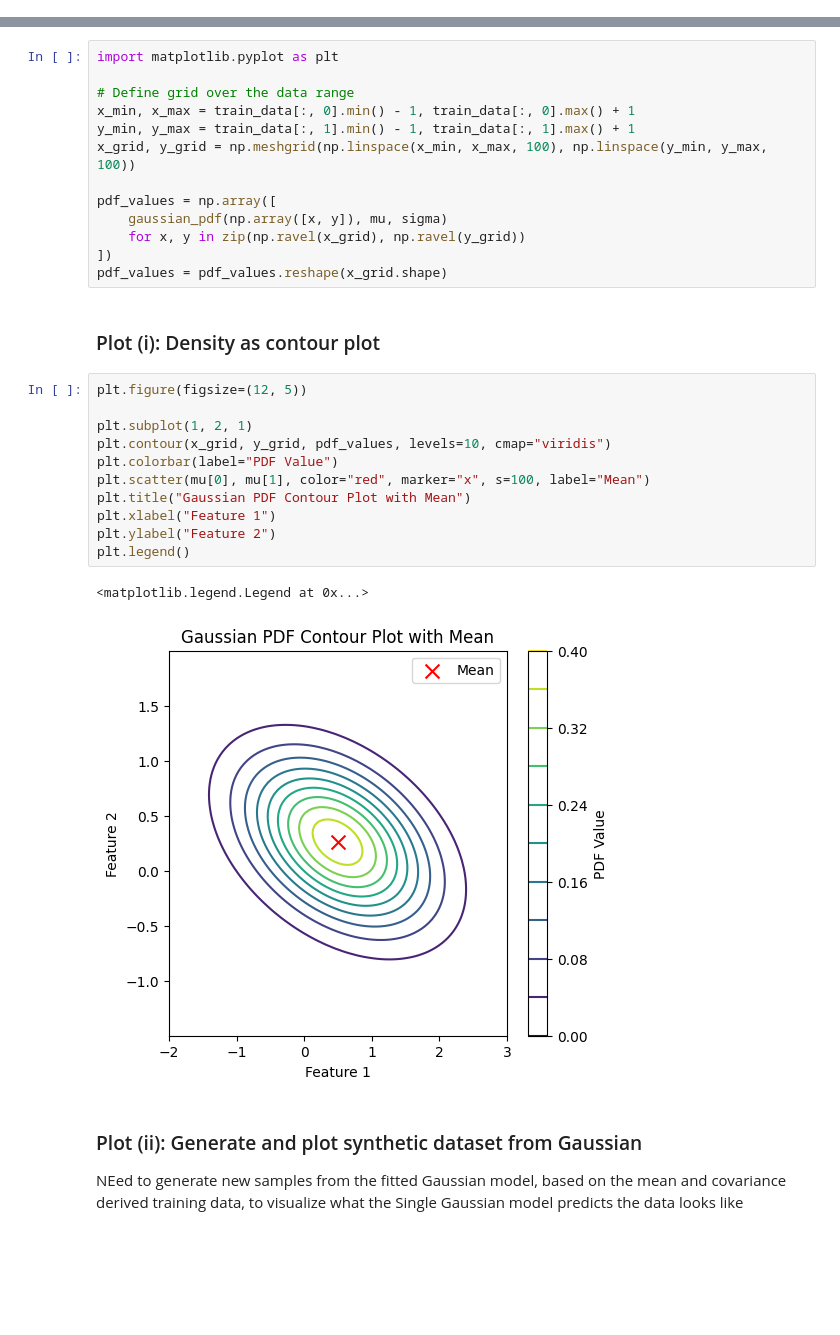
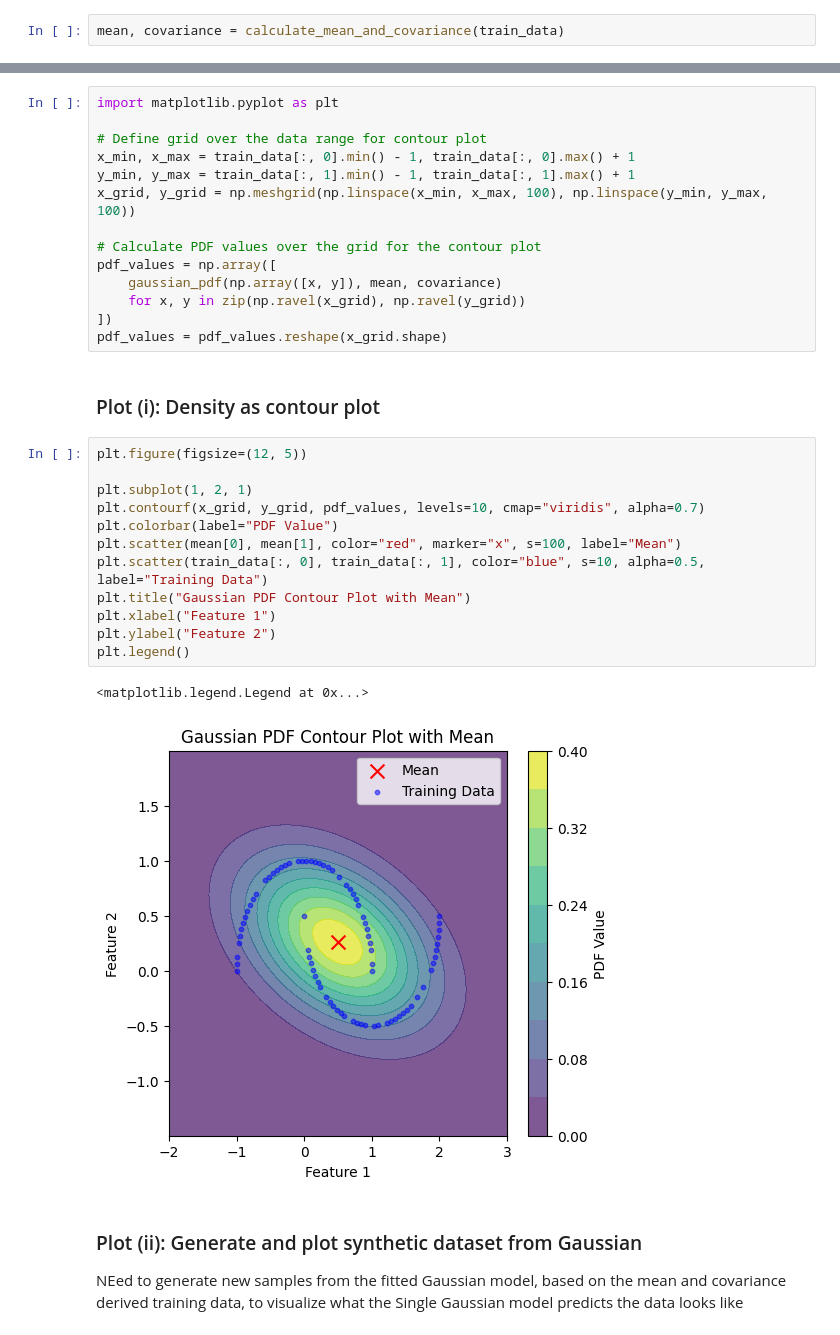
Before and after one commit to timat33/GNN, a Jupyter notebook: SingleGaussian.ipynb, the cells around one changed output, grey strips where cells are left out. Cells and saved outputs as stored; diff of their text form; blank space fills up the shorter version.

Commit message:
updated Gaussian and added init for MMD

```diff
--- a/SingleGaussian.ipynb
+++ b/SingleGaussian.ipynb
@@ -58,0 +67,2 @@ probabilities = np.array([gaussian_pdf(x, mu, sigma) for x in train_data])
+# %%
+mean, covariance = calculate_mean_and_covariance(train_data)
@@ -61,13 +81,14 @@ probabilities = np.array([gaussian_pdf(x, mu, sigma) for x in train_data])
 # %%
 import matplotlib.pyplot as plt
 
-# Define grid over the data range
+# Define grid over the data range for contour plot
 x_min, x_max = train_data[:, 0].min() - 1, train_data[:, 0].max() + 1
 y_min, y_max = train_data[:, 1].min() - 1, train_data[:, 1].max() + 1
 x_grid, y_grid = np.meshgrid(np.linspace(x_min, x_max, 100), np.linspace(y_min, y_max, 100))
 
+# Calculate PDF values over the grid for the contour plot
 pdf_values = np.array([
-    gaussian_pdf(np.array([x, y]), mu, sigma)
+    gaussian_pdf(np.array([x, y]), mean, covariance)
     for x, y in zip(np.ravel(x_grid), np.ravel(y_grid))
 ])
 pdf_values = pdf_values.reshape(x_grid.shape)
@@ -76,17 +97,18 @@ pdf_values = pdf_values.reshape(x_grid.shape)
 # %%
 plt.figure(figsize=(12, 5))
 
 plt.subplot(1, 2, 1)
-plt.contour(x_grid, y_grid, pdf_values, levels=10, cmap="viridis")
+plt.contourf(x_grid, y_grid, pdf_values, levels=10, cmap="viridis", alpha=0.7)
 plt.colorbar(label="PDF Value")
-plt.scatter(mu[0], mu[1], color="red", marker="x", s=100, label="Mean")
+plt.scatter(mean[0], mean[1], color="red", marker="x", s=100, label="Mean")
+plt.scatter(train_data[:, 0], train_data[:, 1], color="blue", s=10, alpha=0.5, label="Training Data")
 plt.title("Gaussian PDF Contour Plot with Mean")
 plt.xlabel("Feature 1")
 plt.ylabel("Feature 2")
 plt.legend()
 # %% [output]
 <matplotlib.legend.Legend at 0x...>
-[figure, old version]
+[figure, new version]
 # %% [markdown]
 ### Plot (ii): Generate and plot synthetic dataset from Gaussian
 
```
Also changed, not shown: parts of 9 cells of this notebook, 1 other file.
